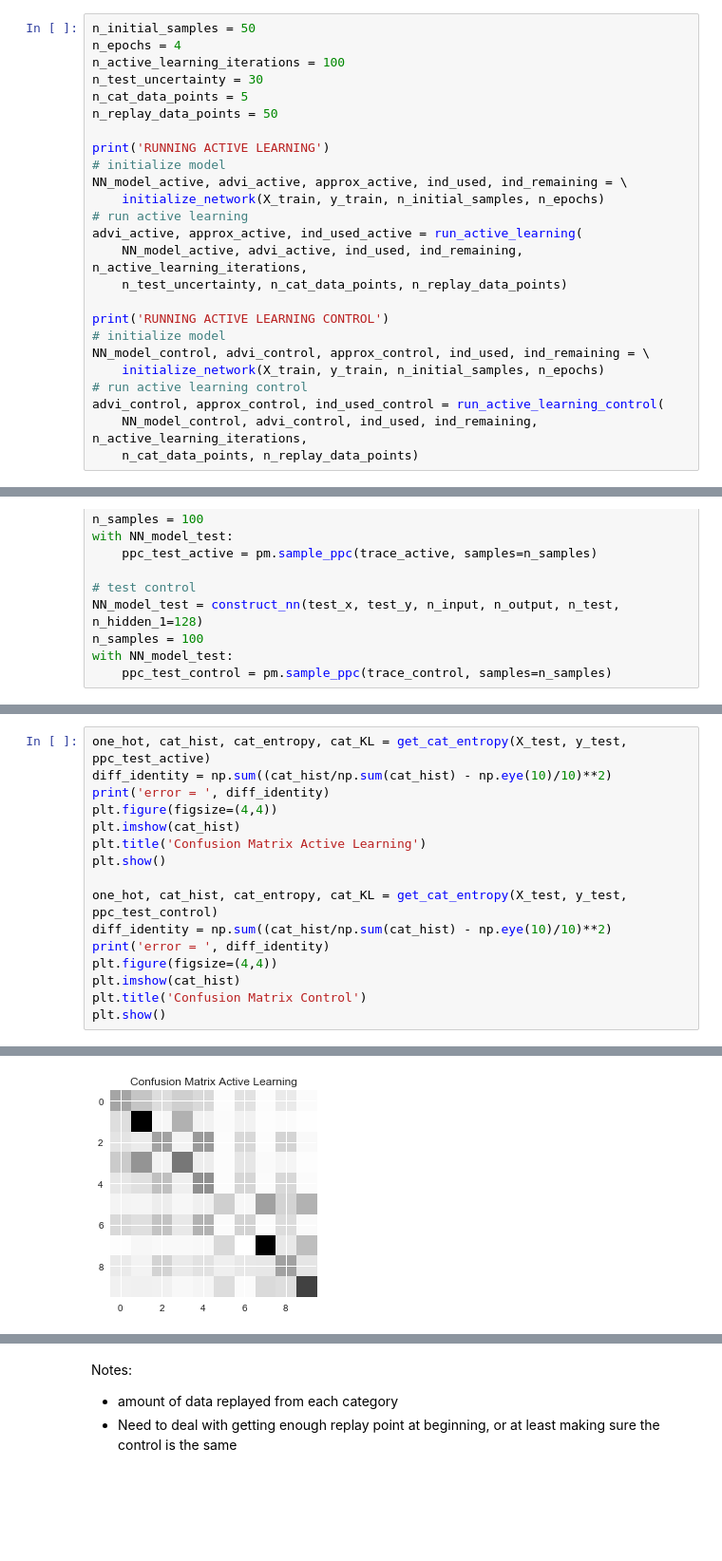
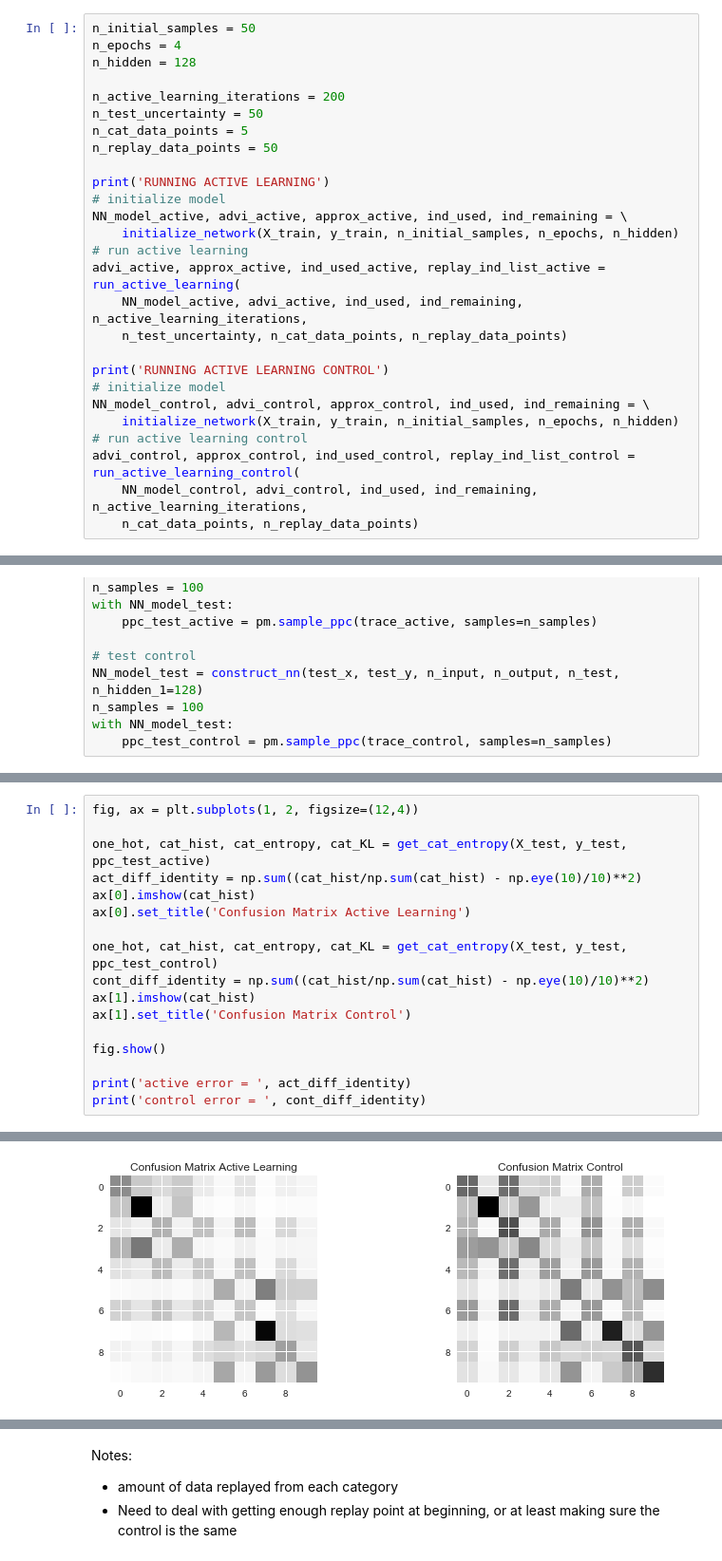
Before and after one commit to chongguo/ADVI-pymc3-Fashion-MNIST, a Jupyter notebook: ek_sandbox/BBB_active_learning_organized.ipynb, the cells around one changed output, grey strips where cells are left out. Shown at 95% size. Saved outputs shown, nothing was run; the diff lists cells and outputs as text; blank space fills up the shorter version.

```diff
--- a/ek_sandbox/BBB_active_learning_organized.ipynb
+++ b/ek_sandbox/BBB_active_learning_organized.ipynb
@@ -591,26 +610,28 @@ def run_active_learning_control(NN_model_control, advi_control, ind_used, ind_re
 # %%
 n_initial_samples = 50
 n_epochs = 4
-n_active_learning_iterations = 100
-n_test_uncertainty = 30
+n_hidden = 128
+
+n_active_learning_iterations = 200
+n_test_uncertainty = 50
 n_cat_data_points = 5
 n_replay_data_points = 50
 
 print('RUNNING ACTIVE LEARNING')
 # initialize model
 NN_model_active, advi_active, approx_active, ind_used, ind_remaining = \
-    initialize_network(X_train, y_train, n_initial_samples, n_epochs)
+    initialize_network(X_train, y_train, n_initial_samples, n_epochs, n_hidden)
 # run active learning
-advi_active, approx_active, ind_used_active = run_active_learning(
+advi_active, approx_active, ind_used_active, replay_ind_list_active = run_active_learning(
     NN_model_active, advi_active, ind_used, ind_remaining, n_active_learning_iterations,
     n_test_uncertainty, n_cat_data_points, n_replay_data_points)
 
 print('RUNNING ACTIVE LEARNING CONTROL')
 # initialize model
 NN_model_control, advi_control, approx_control, ind_used, ind_remaining = \
-    initialize_network(X_train, y_train, n_initial_samples, n_epochs)
+    initialize_network(X_train, y_train, n_initial_samples, n_epochs, n_hidden)
 # run active learning control
-advi_control, approx_control, ind_used_control = run_active_learning_control(
+advi_control, approx_control, ind_used_control, replay_ind_list_control = run_active_learning_control(
     NN_model_control, advi_control, ind_used, ind_remaining, n_active_learning_iterations,
     n_cat_data_points, n_replay_data_points)
 # %% [output]
@@ -695,17 +736,18 @@ plt.show()
 # %%
+fig, ax = plt.subplots(1, 2, figsize=(12,4))
+
 one_hot, cat_hist, cat_entropy, cat_KL = get_cat_entropy(X_test, y_test, ppc_test_active)
-diff_identity = np.sum((cat_hist/np.sum(cat_hist) - np.eye(10)/10)**2)
-print('error = ', diff_identity)
-plt.figure(figsize=(4,4))
-plt.imshow(cat_hist)
-plt.title('Confusion Matrix Active Learning')
-plt.show()
+act_diff_identity = np.sum((cat_hist/np.sum(cat_hist) - np.eye(10)/10)**2)
+ax[0].imshow(cat_hist)
+ax[0].set_title('Confusion Matrix Active Learning')
 
 one_hot, cat_hist, cat_entropy, cat_KL = get_cat_entropy(X_test, y_test, ppc_test_control)
-diff_identity = np.sum((cat_hist/np.sum(cat_hist) - np.eye(10)/10)**2)
-print('error = ', diff_identity)
-plt.figure(figsize=(4,4))
-plt.imshow(cat_hist)
-plt.title('Confusion Matrix Control')
-plt.show()
+cont_diff_identity = np.sum((cat_hist/np.sum(cat_hist) - np.eye(10)/10)**2)
+ax[1].imshow(cat_hist)
+ax[1].set_title('Confusion Matrix Control')
+
+fig.show()
+
+print('active error = ', act_diff_identity)
+print('control error = ', cont_diff_identity)
 # %% [output]
@@ -713 +756 @@ error =  0.062037775028
-[figure, old version]
+[figure, new version]
```
Also changed, not shown: parts of 18 cells of this notebook, 1 other file.
